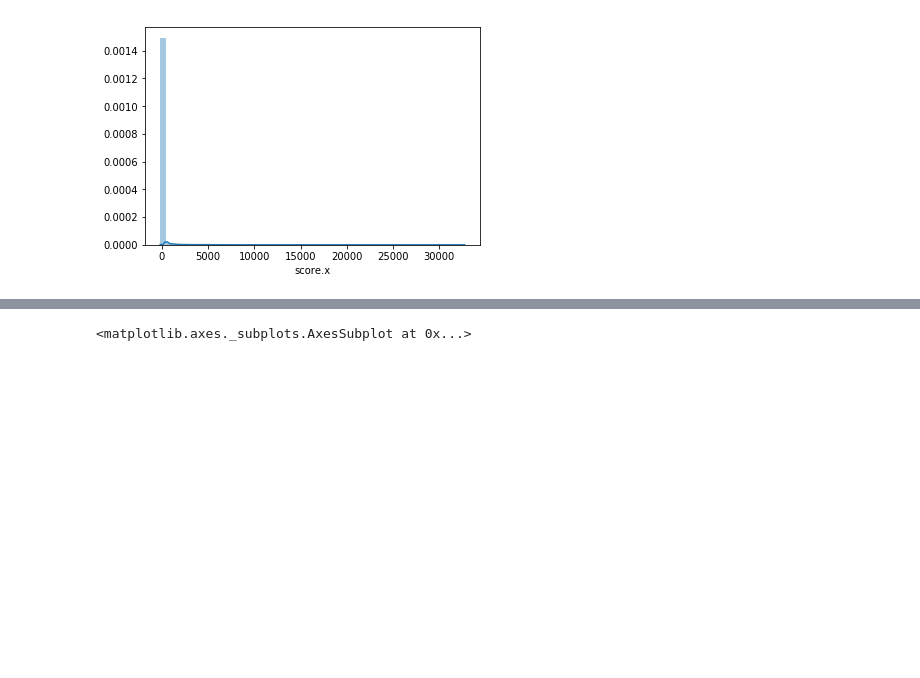
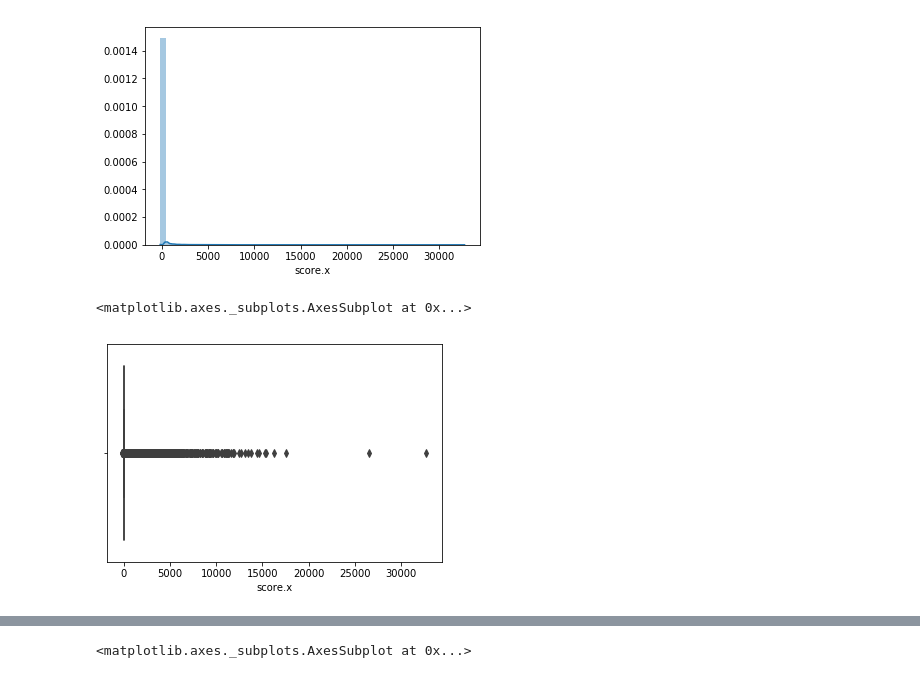
Before and after one commit to YLDAPhoenix11/Kaggle-Titanic, a Jupyter notebook: Applied_Machine_Learning/homework4/HW4_continued.ipynb, the cells around one changed output, grey strips where cells are left out. Saved outputs shown, nothing was run; the diff lists cells and outputs as text; code cells hidden in the pictures; blank space fills up the shorter version.

```diff
--- a/Applied_Machine_Learning/homework4/HW4_continued.ipynb
+++ b/Applied_Machine_Learning/homework4/HW4_continued.ipynb
@@ -57,3 +97,8 @@ sns.distplot(X_train.iloc[:,1])
 # %% [output]
 <matplotlib.axes._subplots.AxesSubplot at 0x...>
 [figure]
+# %%
+sns.boxplot(X_train.iloc[:,1])
+# %% [output]
+<matplotlib.axes._subplots.AxesSubplot at 0x...>
+[figure, added]
```
Also changed, not shown: parts of 173 cells of this notebook.
